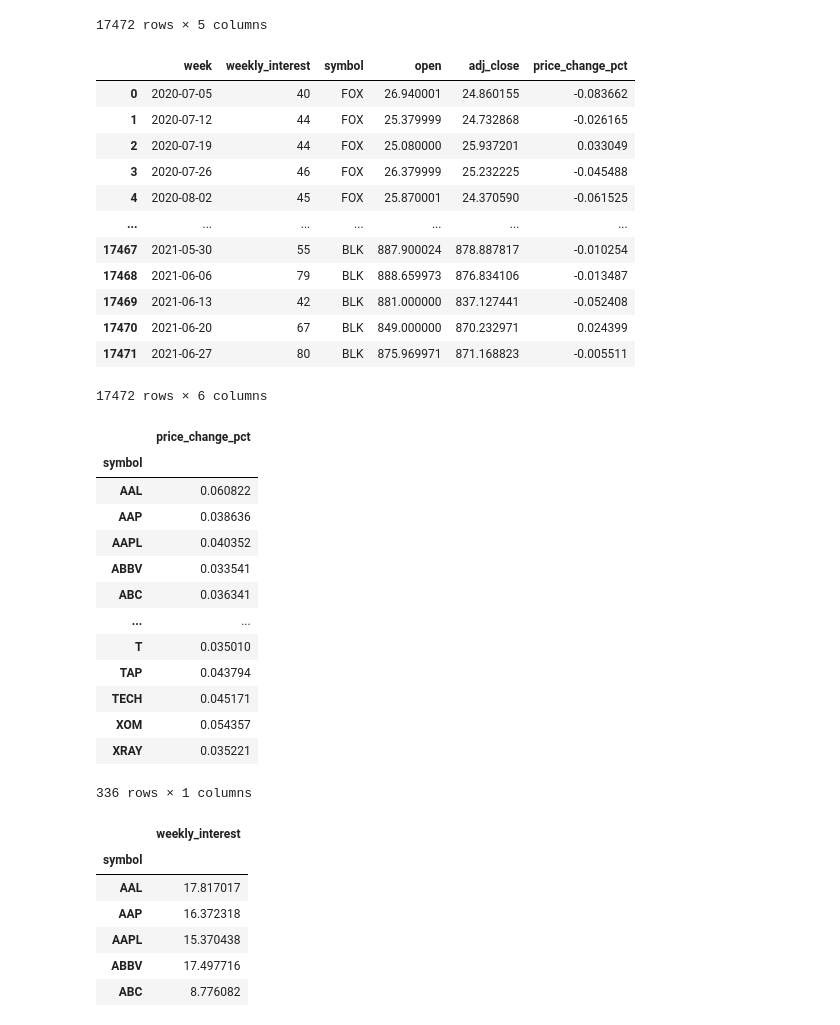
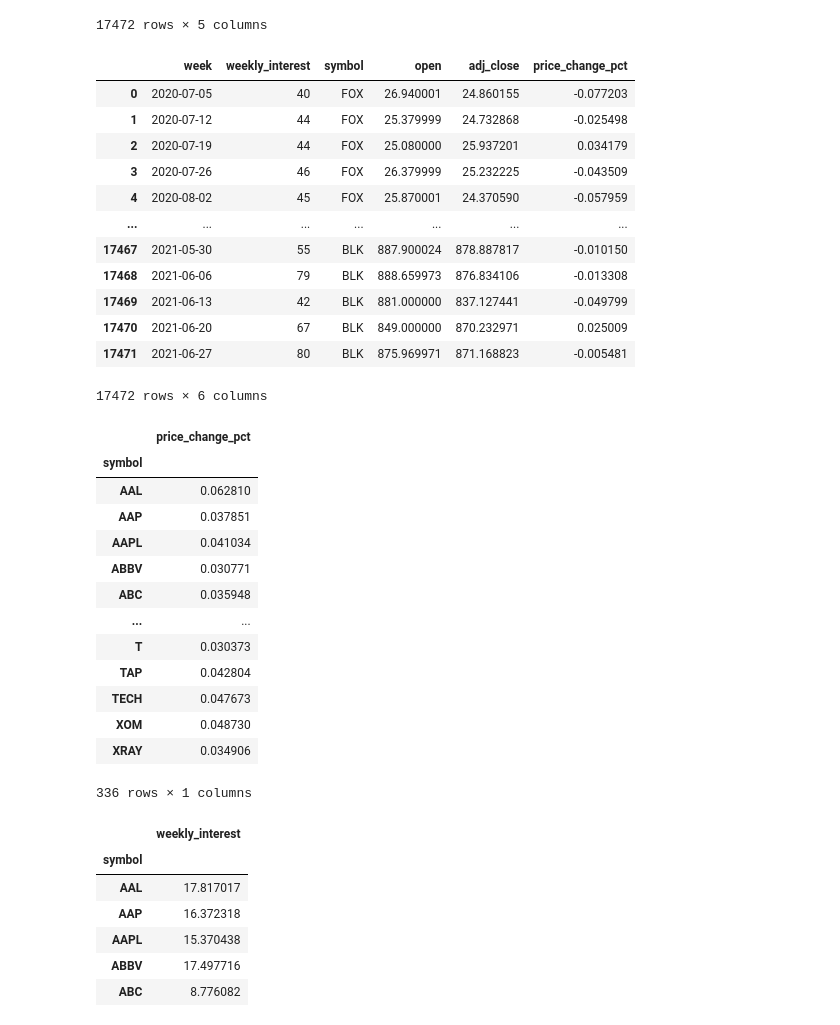
Before and after one commit to UBC-MDS/Stock-Price-Trend-Volatility-Analysis, a Jupyter notebook: src/stock-price-trend-eda.ipynb, the cells around one changed output. Saved outputs shown, nothing was run; the diff lists cells and outputs as text; code cells hidden in the pictures.

Commit message:
Corrected stock change percentage

```diff
--- a/src/stock-price-trend-eda.ipynb
+++ b/src/stock-price-trend-eda.ipynb
@@ -30,21 +30,21 @@ stock_price_trend_df
 17472 rows × 5 columns
 # %%
 # Calculating the weekly price change as a percentage
-stock_price_trend_df['price_change_pct'] = (stock_price_trend_df['adj_close'] - stock_price_trend_df['open']) / stock_price_trend_df['adj_close']
+stock_price_trend_df['price_change_pct'] = (stock_price_trend_df['adj_close'] - stock_price_trend_df['open']) / stock_price_trend_df['open']
 stock_price_trend_df
 # %% [output]
 |  | week | weekly_interest | symbol | open | adj_close | price_change_pct |
-| 0 | 2020-07-05 | 40 | FOX | 26.940001 | 24.860155 | -0.083662 |
-| 1 | 2020-07-12 | 44 | FOX | 25.379999 | 24.732868 | -0.026165 |
-| 2 | 2020-07-19 | 44 | FOX | 25.080000 | 25.937201 | 0.033049 |
-| 3 | 2020-07-26 | 46 | FOX | 26.379999 | 25.232225 | -0.045488 |
-| 4 | 2020-08-02 | 45 | FOX | 25.870001 | 24.370590 | -0.061525 |
+| 0 | 2020-07-05 | 40 | FOX | 26.940001 | 24.860155 | -0.077203 |
+| 1 | 2020-07-12 | 44 | FOX | 25.379999 | 24.732868 | -0.025498 |
+| 2 | 2020-07-19 | 44 | FOX | 25.080000 | 25.937201 | 0.034179 |
+| 3 | 2020-07-26 | 46 | FOX | 26.379999 | 25.232225 | -0.043509 |
+| 4 | 2020-08-02 | 45 | FOX | 25.870001 | 24.370590 | -0.057959 |
 | ... | ... | ... | ... | ... | ... | ... |
-| 17467 | 2021-05-30 | 55 | BLK | 887.900024 | 878.887817 | -0.010254 |
-| 17468 | 2021-06-06 | 79 | BLK | 888.659973 | 876.834106 | -0.013487 |
-| 17469 | 2021-06-13 | 42 | BLK | 881.000000 | 837.127441 | -0.052408 |
-| 17470 | 2021-06-20 | 67 | BLK | 849.000000 | 870.232971 | 0.024399 |
-| 17471 | 2021-06-27 | 80 | BLK | 875.969971 | 871.168823 | -0.005511 |
+| 17467 | 2021-05-30 | 55 | BLK | 887.900024 | 878.887817 | -0.010150 |
+| 17468 | 2021-06-06 | 79 | BLK | 888.659973 | 876.834106 | -0.013308 |
+| 17469 | 2021-06-13 | 42 | BLK | 881.000000 | 837.127441 | -0.049799 |
+| 17470 | 2021-06-20 | 67 | BLK | 849.000000 | 870.232971 | 0.025009 |
+| 17471 | 2021-06-27 | 80 | BLK | 875.969971 | 871.168823 | -0.005481 |
 17472 rows × 6 columns
 # %%
 # Calculating the standard deviation of the price change percentage for each stock
@@ -53,17 +53,17 @@ stock_price_stds
 # %% [output]
 |  | price_change_pct |
 | symbol |  |
-| AAL | 0.060822 |
-| AAP | 0.038636 |
-| AAPL | 0.040352 |
-| ABBV | 0.033541 |
-| ABC | 0.036341 |
+| AAL | 0.062810 |
+| AAP | 0.037851 |
+| AAPL | 0.041034 |
+| ABBV | 0.030771 |
+| ABC | 0.035948 |
 | ... | ... |
-| T | 0.035010 |
-| TAP | 0.043794 |
-| TECH | 0.045171 |
-| XOM | 0.054357 |
-| XRAY | 0.035221 |
+| T | 0.030373 |
+| TAP | 0.042804 |
+| TECH | 0.047673 |
+| XOM | 0.048730 |
+| XRAY | 0.034906 |
 336 rows × 1 columns
 # %%
 # Plotting the standard deviations of the price change percentages for all stocks as a distribution
```
Also changed, not shown: parts of 3 cells of this notebook.
